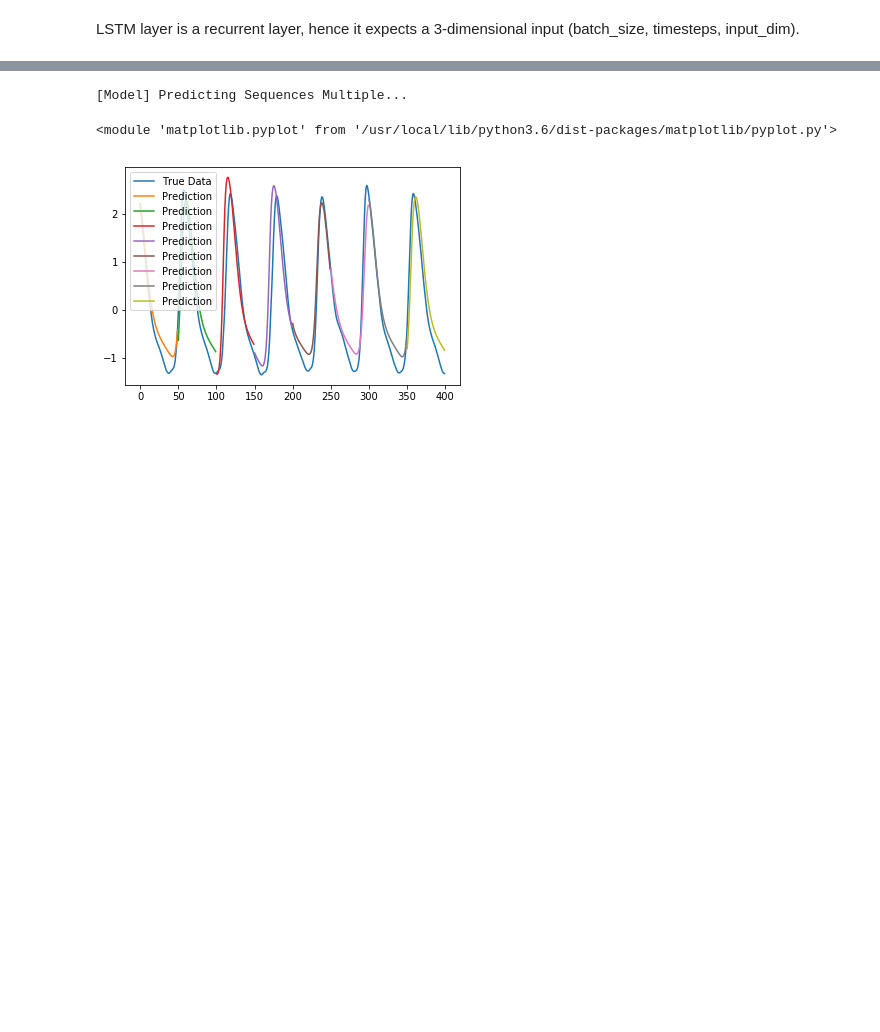
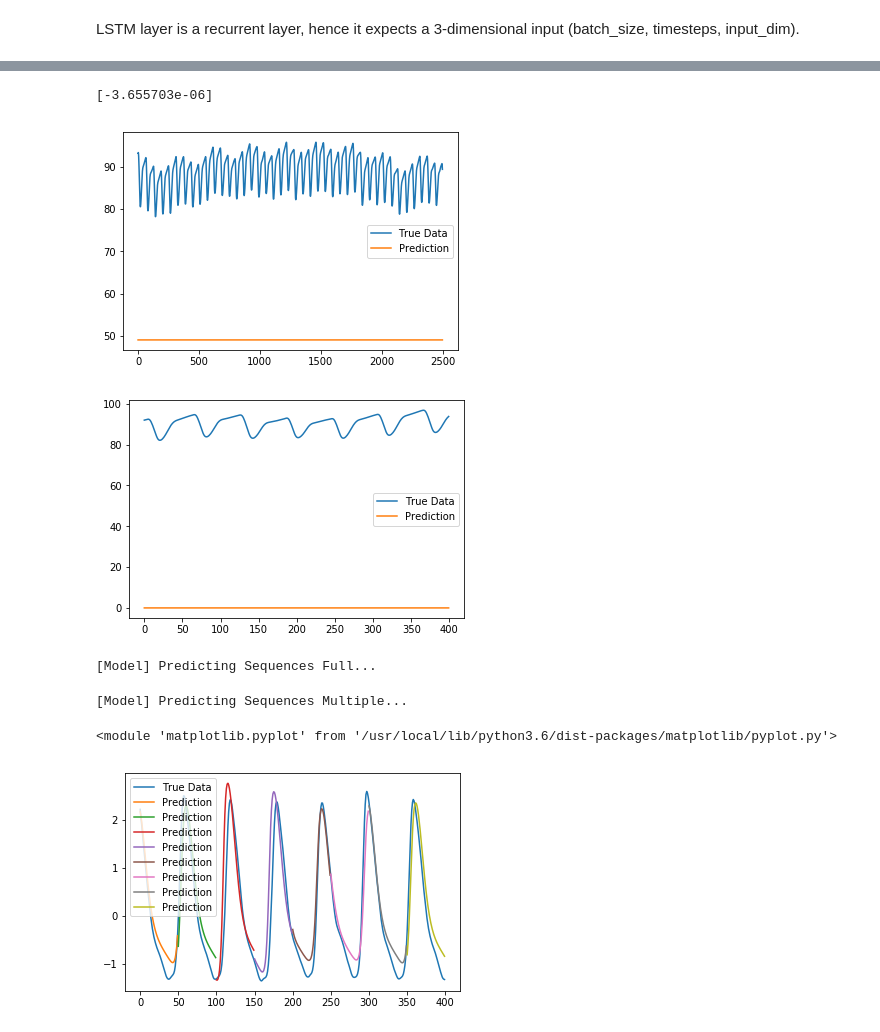
Before and after one commit to hossein20s/Average_Blood_Pressure_estimation, a Jupyter notebook: PPG2BloodPressure.ipynb, the cells around one changed output, grey strips where cells are left out. Saved outputs shown, nothing was run; the diff lists cells and outputs as text; code cells hidden in the pictures; blank space fills up the shorter version.

```diff
--- a/PPG2BloodPressure.ipynb
+++ b/PPG2BloodPressure.ipynb
@@ -163,3 +227,18 @@ median_absolute_error 0.0703289761684241
+# %%
+print(predict_test[5])
+plot_results(predict_train, y)
+plot_results(predict_test, y_test)
+#calculate_errors(y_test, predictions)
+
+# predictions = model.predict_sequence_full(x_test, configs['data']['sequence_length'])
+# %% [output]
+[-3.655703e-06]
+[figure, added]
+[figure, added]
+# %%
+predictions = model.predict_sequence_full(x_test, configs['data']['sequence_length'])
+# %% [output]
+[Model] Predicting Sequences Full...
 # %%
 predictions = model.predict_sequences_multiple(x_test, configs['data']['sequence_length'], configs['data']['sequence_length'])
 plot_results_multiple(predictions, y_test, configs['data']['sequence_length'])
```
Also changed, not shown: parts of 26 cells of this notebook.
